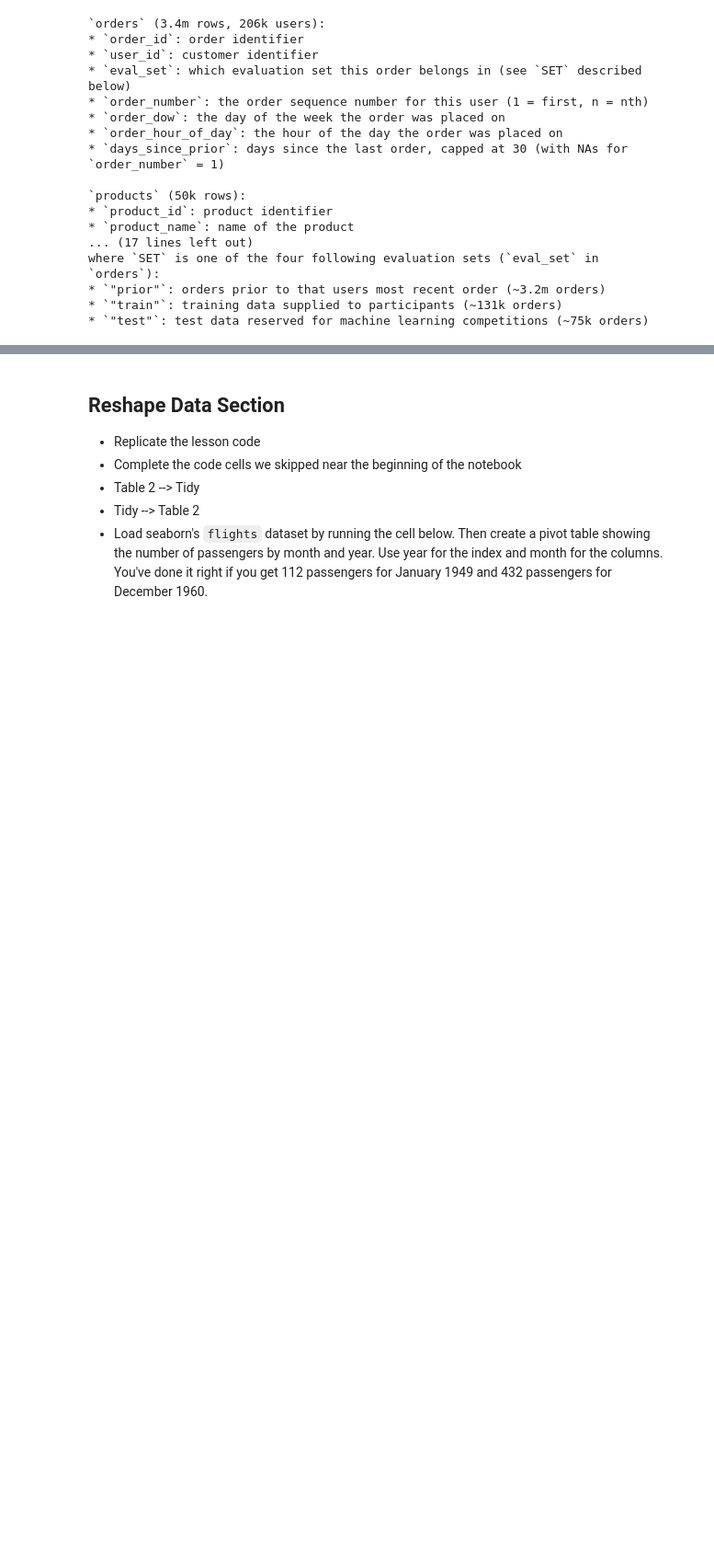
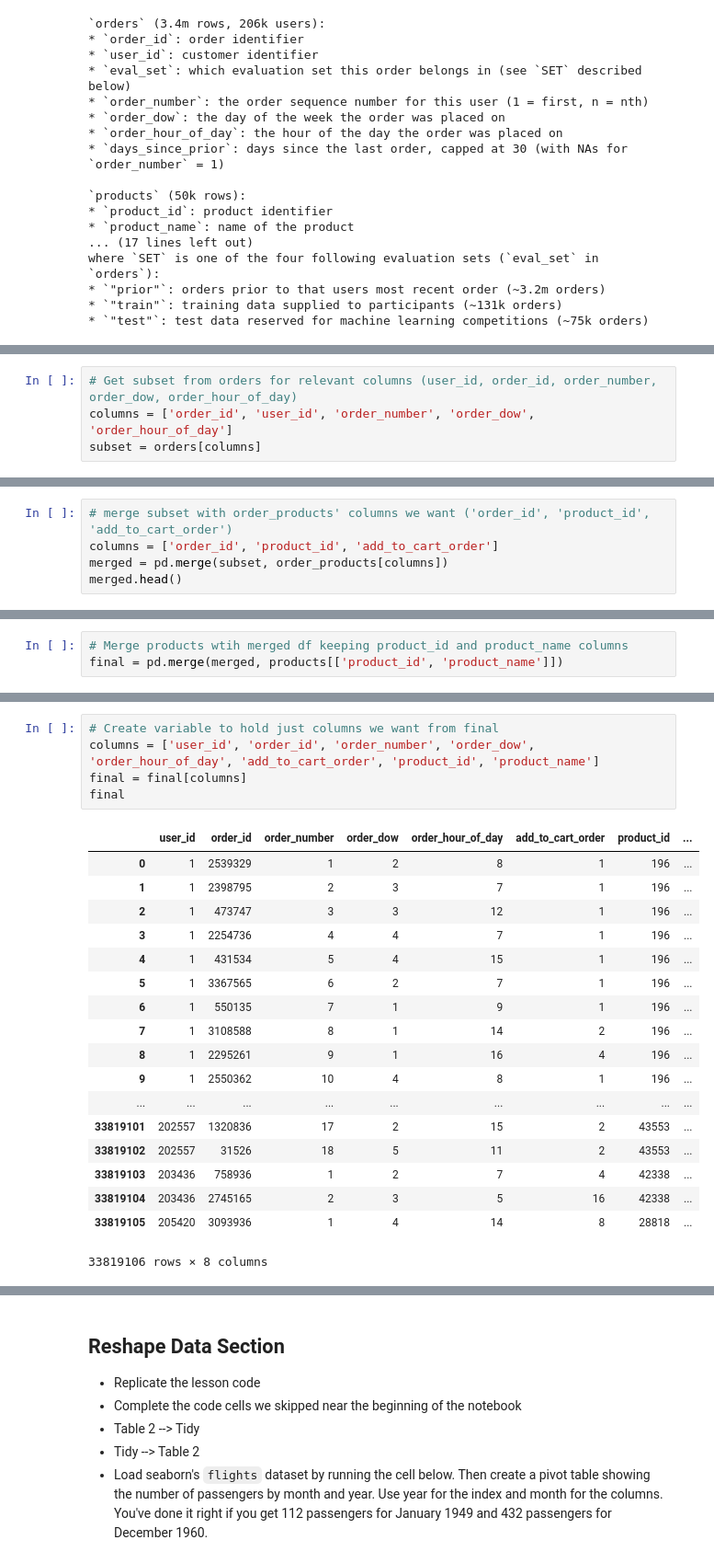
Before and after one commit to bloominstituteoftechnology/DS-Unit-1-Sprint-2-Data-Wrangling-and-Storytelling, a Jupyter notebook: module1-join-and-reshape-data/LS_DS_121_Join_and_Reshape_Data_Assignment.ipynb, the cells around one changed output, grey strips where cells are left out. Shown at 92% size. Saved outputs shown, nothing was run; the diff lists cells and outputs as text; blank space fills up the shorter version.

```diff
--- a/module1-join-and-reshape-data/LS_DS_121_Join_and_Reshape_Data_Assignment.ipynb
+++ b/module1-join-and-reshape-data/LS_DS_121_Join_and_Reshape_Data_Assignment.ipynb
@@ -275,0 +306,4 @@ Name: product_name, Length: 49688, dtype: int64
+# %%
+# Get subset from orders for relevant columns (user_id, order_id, order_number, order_dow, order_hour_of_day)
+columns = ['order_id', 'user_id', 'order_number', 'order_dow', 'order_hour_of_day']
+subset = orders[columns]
@@ -275,0 +325,5 @@ Name: product_name, Length: 49688, dtype: int64
+# %%
+# merge subset with order_products' columns we want ('order_id', 'product_id', 'add_to_cart_order')
+columns = ['order_id', 'product_id', 'add_to_cart_order']
+merged = pd.merge(subset, order_products[columns])
+merged.head()
@@ -275,0 +337,3 @@ Name: product_name, Length: 49688, dtype: int64
+# %%
+# Merge products wtih merged df keeping product_id and product_name columns
+final = pd.merge(merged, products[['product_id', 'product_name']])
@@ -275,0 +350,24 @@ Name: product_name, Length: 49688, dtype: int64
+# %%
+# Create variable to hold just columns we want from final
+columns = ['user_id', 'order_id', 'order_number', 'order_dow', 'order_hour_of_day', 'add_to_cart_order', 'product_id', 'product_name']
+final = final[columns]
+final
+# %% [output]
+|  | user_id | order_id | order_number | order_dow | order_hour_of_day | add_to_cart_order | product_id | ... |
+| 0 | 1 | 2539329 | 1 | 2 | 8 | 1 | 196 | ... |
+| 1 | 1 | 2398795 | 2 | 3 | 7 | 1 | 196 | ... |
+| 2 | 1 | 473747 | 3 | 3 | 12 | 1 | 196 | ... |
+| 3 | 1 | 2254736 | 4 | 4 | 7 | 1 | 196 | ... |
+| 4 | 1 | 431534 | 5 | 4 | 15 | 1 | 196 | ... |
+| 5 | 1 | 3367565 | 6 | 2 | 7 | 1 | 196 | ... |
+| 6 | 1 | 550135 | 7 | 1 | 9 | 1 | 196 | ... |
+| 7 | 1 | 3108588 | 8 | 1 | 14 | 2 | 196 | ... |
+| 8 | 1 | 2295261 | 9 | 1 | 16 | 4 | 196 | ... |
+| 9 | 1 | 2550362 | 10 | 4 | 8 | 1 | 196 | ... |
+| ... | ... | ... | ... | ... | ... | ... | ... | ... |
+| 33819101 | 202557 | 1320836 | 17 | 2 | 15 | 2 | 43553 | ... |
+| 33819102 | 202557 | 31526 | 18 | 5 | 11 | 2 | 43553 | ... |
+| 33819103 | 203436 | 758936 | 1 | 2 | 7 | 4 | 42338 | ... |
+| 33819104 | 203436 | 2745165 | 2 | 3 | 5 | 16 | 42338 | ... |
+| 33819105 | 205420 | 3093936 | 1 | 4 | 14 | 8 | 28818 | ... |
+33819106 rows × 8 columns
```
Also changed, not shown: parts of 104 cells of this notebook.
